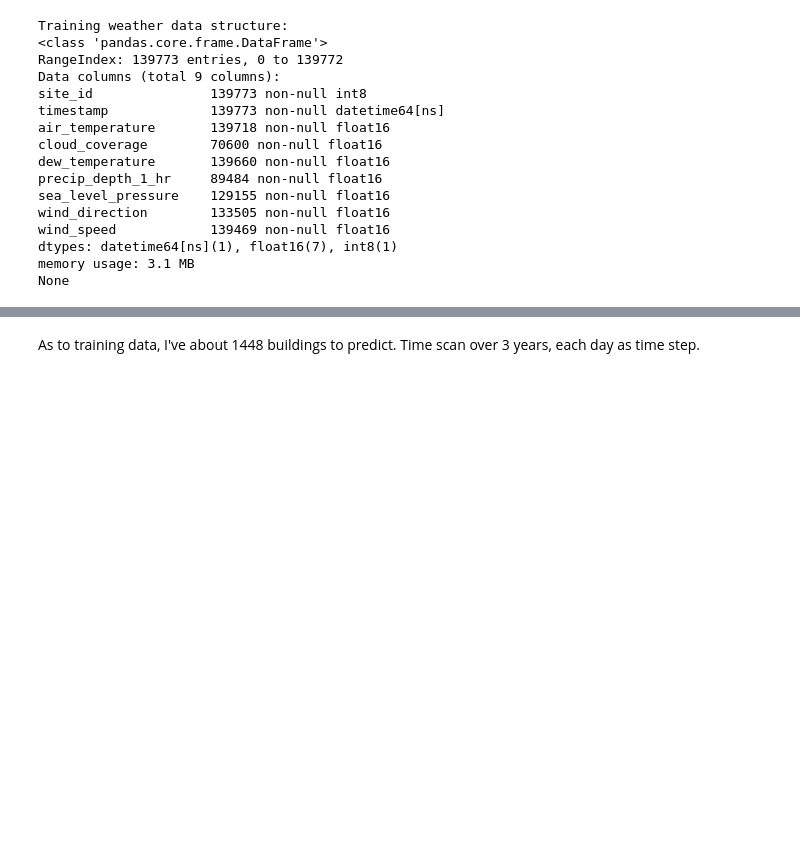
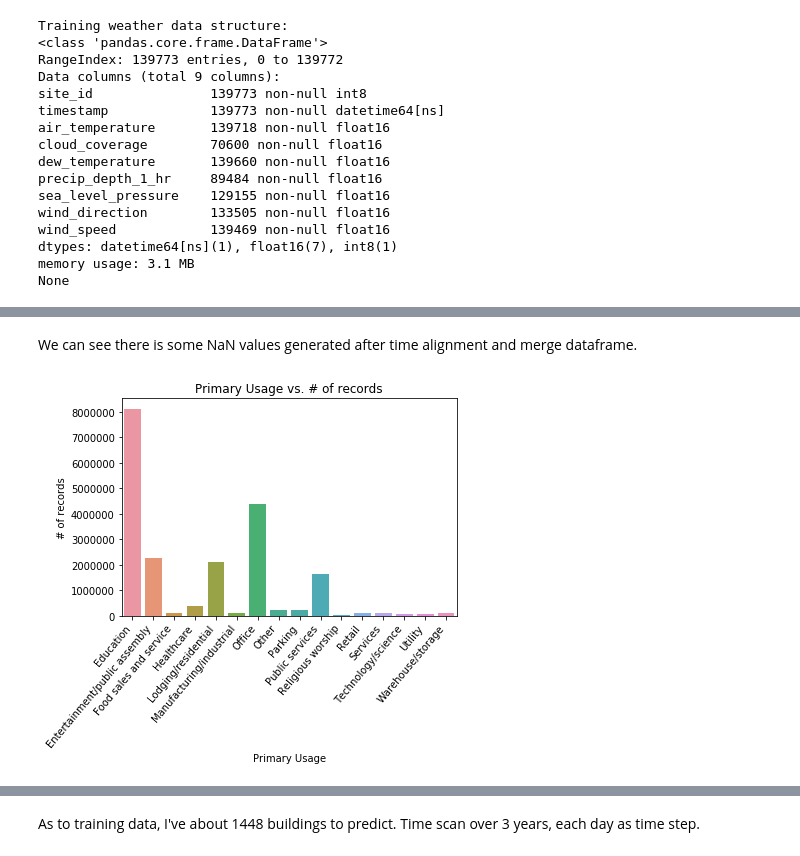
Before and after one commit to laurence-lin/Kaggle_competition, a Jupyter notebook: Ashrae_predict_EDA.ipynb, the cells around one changed output, grey strips where cells are left out. Saved outputs shown, nothing was run; the diff lists cells and outputs as text; code cells hidden in the pictures; blank space fills up the shorter version.

```diff
--- a/Ashrae_predict_EDA.ipynb
+++ b/Ashrae_predict_EDA.ipynb
@@ -291,0 +255,6 @@ plt.show()
+# %%
+# Now, we can align weather_train, weather_test data
+weather_train = time_align(weather_train)
+weather_test = time_align(weather_test)
+
+del df_2d, temp_skeleton, site_offset
@@ -291,0 +302,8 @@ plt.show()
+# %%
+# Do interpolation for weather data first, for too much missing values. There may still be some missing values after this.
+# Interpolate by each site across the timestamp
+weather_train = weather_train.groupby('site_id').apply(lambda x_site: x_site.interpolate(limit_direction = 'both'))
+weather_test = weather_test.groupby('site_id').apply(lambda x_site: x_site.interpolate(limit_direction = 'both'))
+
+print('Missing values in weather train data after interpolation: \n')
+print(weather_train.isnull().sum().sort_values(ascending = False))
@@ -291,0 +327,16 @@ plt.show()
+# %%
+# Combine data and meta datas for advanced analysis
+train = train.merge(building, on = 'building_id', how = 'left')
+train = train.merge(weather_train, on = ['site_id', 'timestamp'], how = 'left')
+test = test.merge(building, on = 'building_id', how = 'left')
+test = test.merge(weather_test, on = ['site_id', 'timestamp'], how = 'left')
+
+del building, weather_train, weather_test
+# %%
+# After the timestamp alignment, new columns 'offset' may generate whole row that is NaN. Drop these rows
+# Which means whole row with all NaN values
+weather_col = ['air_temperature', 'dew_temperature', 'wind_speed', \
+               'wind_direction', 'offset', 'sea_level_pressure',
+               'precip_depth_1_hr', 'cloud_coverage']
+train = train.dropna(subset = weather_col, how = 'all')
+print(train.shape)
@@ -291,0 +365,17 @@ plt.show()
+# %% [markdown]
+We can see there is some NaN values generated after time alignment and merge dataframe.
+# %%
+# Show distribution for categorical feature
+from sklearn.preprocessing import LabelEncoder
+
+le = LabelEncoder()
+
+# Show distribution for categorical data: primary usage
+primary_count_df = train.groupby('primary_use').size().reset_index(name = 'count')
+ax = sns.barplot(primary_count_df['primary_use'], primary_count_df['count'])
+ax.set(xlabel= 'Primary Usage', ylabel = '# of records', title = 'Primary Usage vs. # of records')
+ax.set_xticklabels(ax.get_xticklabels(), rotation = 50, ha = 'right')
+
+plt.show()
+# %% [output]
+[figure, added]
```
Also changed, not shown: parts of 18 cells of this notebook.
